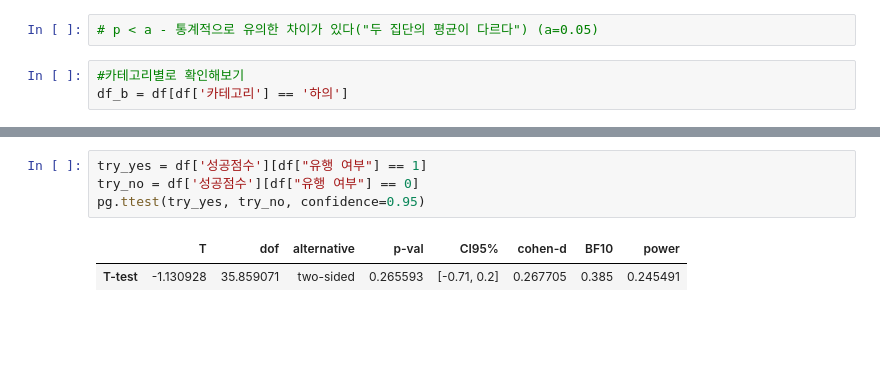
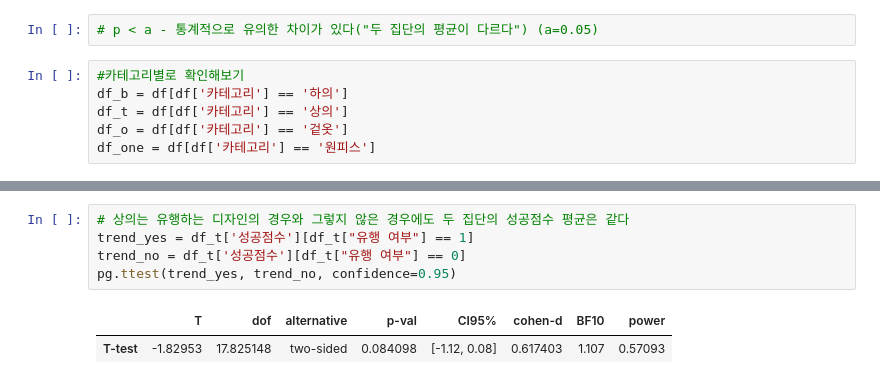
Before and after one commit to lyndis20/my_closet, a Jupyter notebook: 통계분석_ttest.ipynb, the cells around one changed output, grey strips where cells are left out. Drawn from its saved outputs; the diff is of its cells as text; blank space fills up the shorter version.

```diff
--- a/통계분석_ttest.ipynb
+++ b/통계분석_ttest.ipynb
@@ -82,4 +87,7 @@ from statsmodels.formula.api import ols
 # %%
 #카테고리별로 확인해보기
 df_b = df[df['카테고리'] == '하의']
+df_t = df[df['카테고리'] == '상의']
+df_o = df[df['카테고리'] == '겉옷']
+df_one = df[df['카테고리'] == '원피스']
 # %%
@@ -93,7 +109,8 @@ pg.ttest(try_yes, try_no, confidence=0.95)
 # %%
-try_yes = df['성공점수'][df["유행 여부"] == 1]
-try_no = df['성공점수'][df["유행 여부"] == 0]
-pg.ttest(try_yes, try_no, confidence=0.95)
+# 상의는 유행하는 디자인의 경우와 그렇지 않은 경우에도 두 집단의 성공점수 평균은 같다
+trend_yes = df_t['성공점수'][df_t["유행 여부"] == 1]
+trend_no = df_t['성공점수'][df_t["유행 여부"] == 0]
+pg.ttest(trend_yes, trend_no, confidence=0.95)
 # %% [output]
 |  | T | dof | alternative | p-val | CI95% | cohen-d | BF10 | power |
-| T-test | -1.130928 | 35.859071 | two-sided | 0.265593 | [-0.71, 0.2] | 0.267705 | 0.385 | 0.245491 |
+| T-test | -1.82953 | 17.825148 | two-sided | 0.084098 | [-1.12, 0.08] | 0.617403 | 1.107 | 0.57093 |
```
Also changed, not shown: parts of 9 cells of this notebook.
